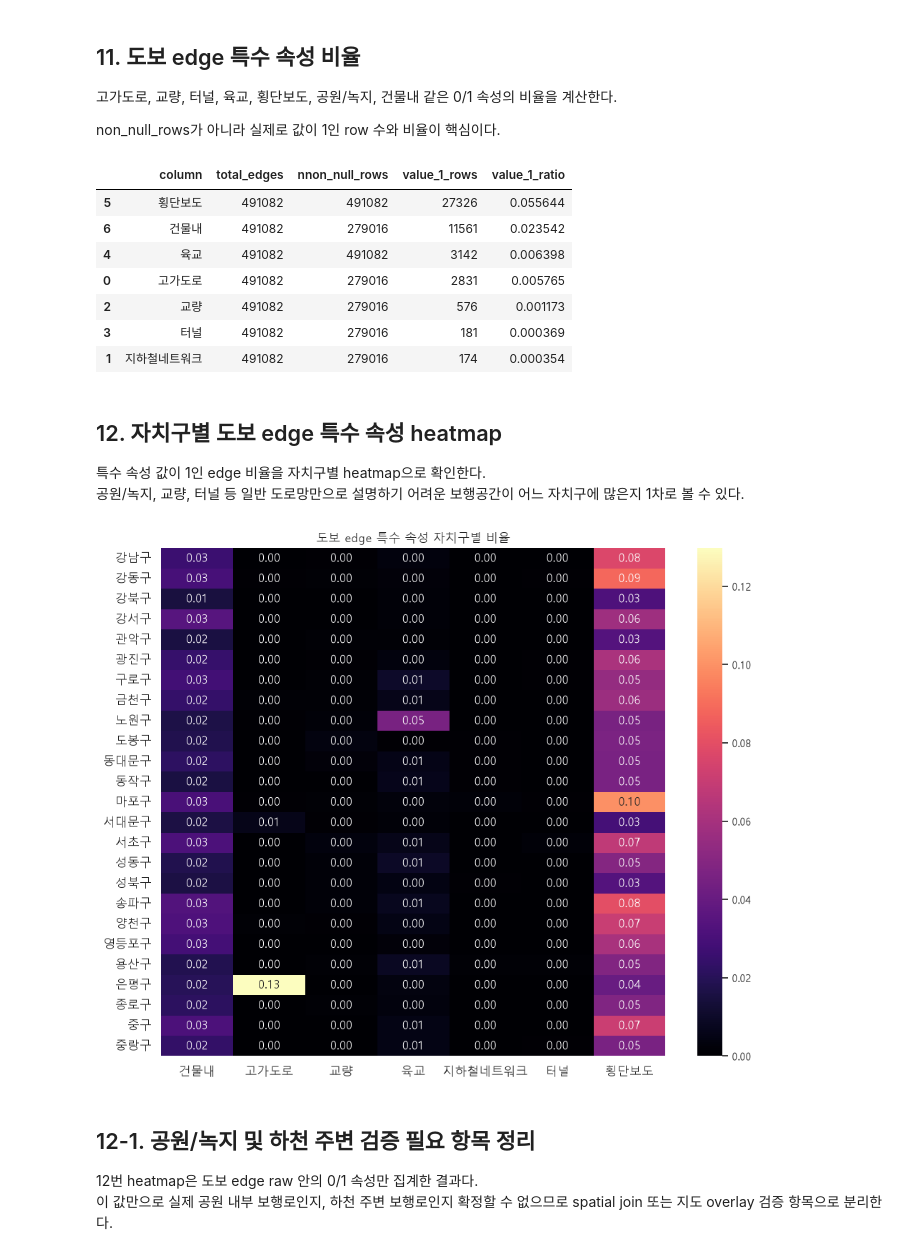
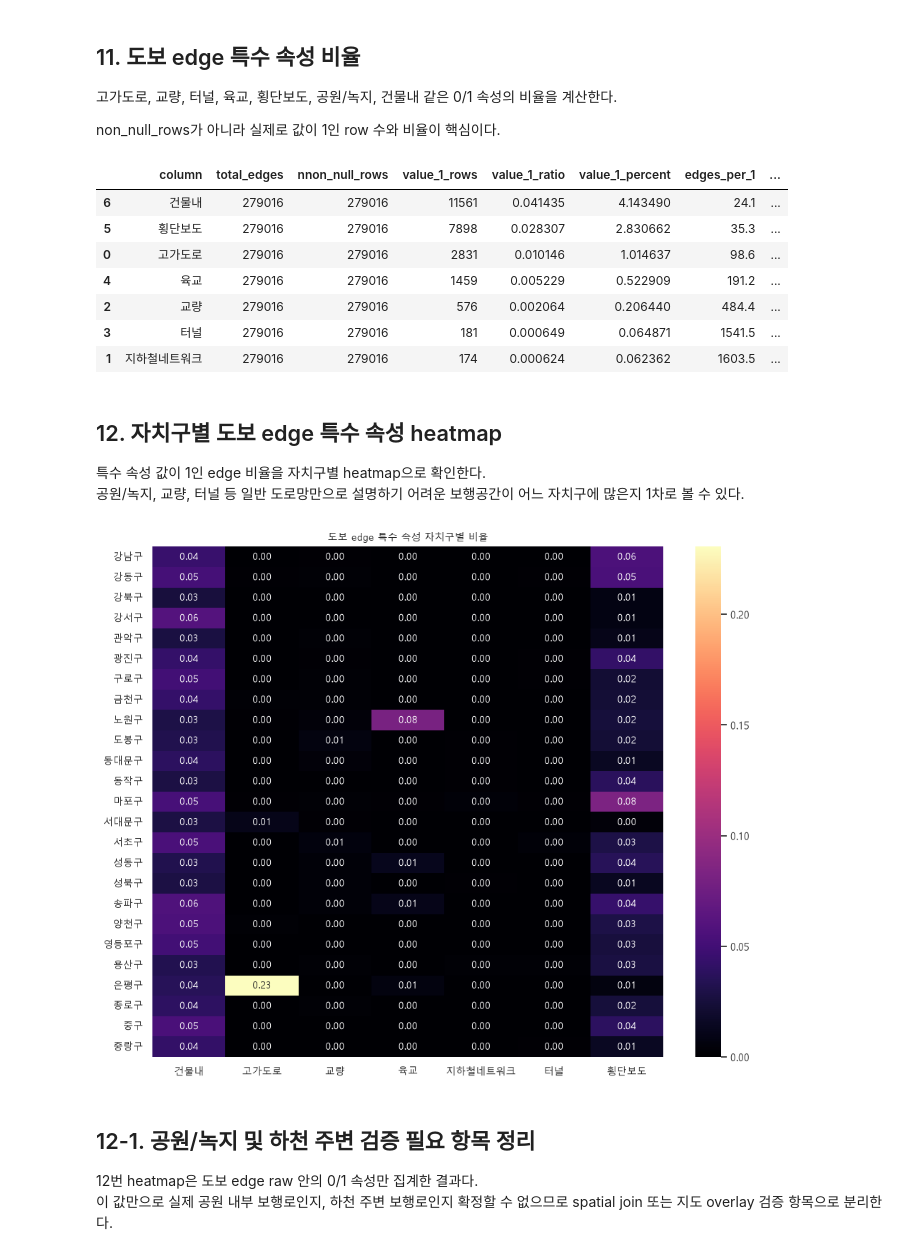
Before and after one commit to ChimaekMeeting/seoul-walk-platform, a Jupyter notebook: analysis/raw/raw_normalization_edge_criteria.ipynb, the cells around one changed output. Saved outputs shown, nothing was run; the diff lists cells and outputs as text; code cells hidden in the pictures.

Commit message:
[Analysis] 도보 네트워크 및 OSM RAW 품질 분석 보강

```diff
--- a/analysis/raw/raw_normalization_edge_criteria.ipynb
+++ b/analysis/raw/raw_normalization_edge_criteria.ipynb
@@ -456,11 +605,17 @@ missing.to_csv(
 도보 네트워크 raw에서 edge 길이에 해당하는 컬럼 후보를 찾는다.
 도보 edge는 점 데이터가 아니라 선 데이터이므로 row 수보다 총 길이 기준으로 보는 것이 적절하다.
 # %%
-walk = raw_frames["서울시 자치구별 도보 네트워크 공간정보.csv"].copy()
-walk["gu"] = infer_gu(walk)
+if "walk_links" not in globals():
+    WALK_RAW_NAME = "서울시 자치구별 도보 네트워크 공간정보.csv"
+    TYPE_COL = "노드링크 유형"
+    walk = raw_frames[WALK_RAW_NAME].copy()
+    walk["gu"] = infer_gu(walk)
+    walk["_node_link_type"] = walk[TYPE_COL].astype("string").str.strip().str.upper()
+    walk_nodes = walk[walk["_node_link_type"].eq("NODE")].copy()
+    walk_links = walk[walk["_node_link_type"].eq("LINK")].copy()
 
 length_candidates = [
-    c for c in walk.columns
+    c for c in walk_links.columns
     if "길이" in c or "연장" in c or "length" in c.lower()
 ]
 length_candidates
@@ -474,10 +629,10 @@ length_candidates
 # %%
 LENGTH_COL = length_candidates[0]
 
-walk[LENGTH_COL] = pd.to_numeric(walk[LENGTH_COL], errors="coerce")
+walk_links[LENGTH_COL] = pd.to_numeric(walk_links[LENGTH_COL], errors="coerce")
 
 walk_length = (
-    walk.dropna(subset=["gu"])
+    walk_links.dropna(subset=["gu"])
     .query("gu in @SEOUL_GU")
     .groupby("gu")[LENGTH_COL]
     .sum()
@@ -580,13 +735,13 @@ special_cols = [c for c in special_cols if c in walk.columns]
 special_summary = []
 
 for col in special_cols:
-    values = pd.to_numeric(walk[col], errors="coerce")
+    values = pd.to_numeric(walk_links[col], errors="coerce")
     value_1_rows = int((values == 1).sum())
     value_1_ratio = float((values == 1).mean())
     special_summary.append(
         {
             "column": col,
-            "total_edges": len(walk),
+            "total_edges": len(walk_links),
             "nnon_null_rows": int(values.notna().sum()),
             "value_1_rows": value_1_rows,
             "value_1_ratio": value_1_ratio,
@@ -614,14 +769,14 @@ special_summary.to_csv(
     TABLE_DIR / "walk_edge_special_attr_summary.csv", index=False, encoding="utf-8-sig"
 )
 # %% [output]
-|  | column | total_edges | nnon_null_rows | value_1_rows | value_1_ratio |
-| 5 | 횡단보도 | 491082 | 491082 | 27326 | 0.055644 |
-| 6 | 건물내 | 491082 | 279016 | 11561 | 0.023542 |
-| 4 | 육교 | 491082 | 491082 | 3142 | 0.006398 |
-| 0 | 고가도로 | 491082 | 279016 | 2831 | 0.005765 |
-| 2 | 교량 | 491082 | 279016 | 576 | 0.001173 |
-| 3 | 터널 | 491082 | 279016 | 181 | 0.000369 |
-| 1 | 지하철네트워크 | 491082 | 279016 | 174 | 0.000354 |
+|  | column | total_edges | nnon_null_rows | value_1_rows | value_1_ratio | value_1_percent | edges_per_1 | ... |
+| 6 | 건물내 | 279016 | 279016 | 11561 | 0.041435 | 4.143490 | 24.1 | ... |
+| 5 | 횡단보도 | 279016 | 279016 | 7898 | 0.028307 | 2.830662 | 35.3 | ... |
+| 0 | 고가도로 | 279016 | 279016 | 2831 | 0.010146 | 1.014637 | 98.6 | ... |
+| 4 | 육교 | 279016 | 279016 | 1459 | 0.005229 | 0.522909 | 191.2 | ... |
+| 2 | 교량 | 279016 | 279016 | 576 | 0.002064 | 0.206440 | 484.4 | ... |
+| 3 | 터널 | 279016 | 279016 | 181 | 0.000649 | 0.064871 | 1541.5 | ... |
+| 1 | 지하철네트워크 | 279016 | 279016 | 174 | 0.000624 | 0.062362 | 1603.5 | ... |
 # %% [markdown]
 ## 12. 자치구별 도보 edge 특수 속성 heatmap
 
@@ -630,34 +785,34 @@ special_summary.to_csv(
 # %%
 special_by_gu = []
 
 for col in special_cols:
-    temp = walk.dropna(subset=["gu"]).query("gu in @SEOUL_GU").copy()
+    temp = walk_links.dropna(subset=["gu"]).query("gu in @SEOUL_GU").copy()
     temp[col] = pd.to_numeric(temp[col], errors="coerce")
     ratio = (
         temp.groupby("gu")[col]
         .apply(lambda s: (s == 1).mean())
         .reset_index(name="ratio")
     )
     ratio["attribute"] = col
     special_by_gu.append(ratio)
 
 special_by_gu = pd.concat(special_by_gu, ignore_index=True)
 
 special_pivot = special_by_gu.pivot_table(
     index="gu", columns="attribute", values="ratio", fill_value=0
 ).reindex(SEOUL_GU)
 
 plt.figure(figsize=(10, 8))
 ax = sns.heatmap(special_pivot, annot=True, fmt=".2f", cmap="magma")
 ax.set_title("도보 edge 특수 속성 자치구별 비율")
 ax.set_xlabel("")
 ax.set_ylabel("")
 apply_korean_font(ax)
 plt.tight_layout()
 plt.savefig(FIGURE_DIR / "walk_edge_special_attr_ratio_heatmap.png", dpi=160)
 plt.show()
 # %% [output]
-[figure, old version]
+[figure, new version]
 # %% [markdown]
 ## 12-1. 공원/녹지 및 하천 주변 검증 필요 항목 정리
 
```
Also changed, not shown: parts of 3 cells of this notebook, 5 other files.
